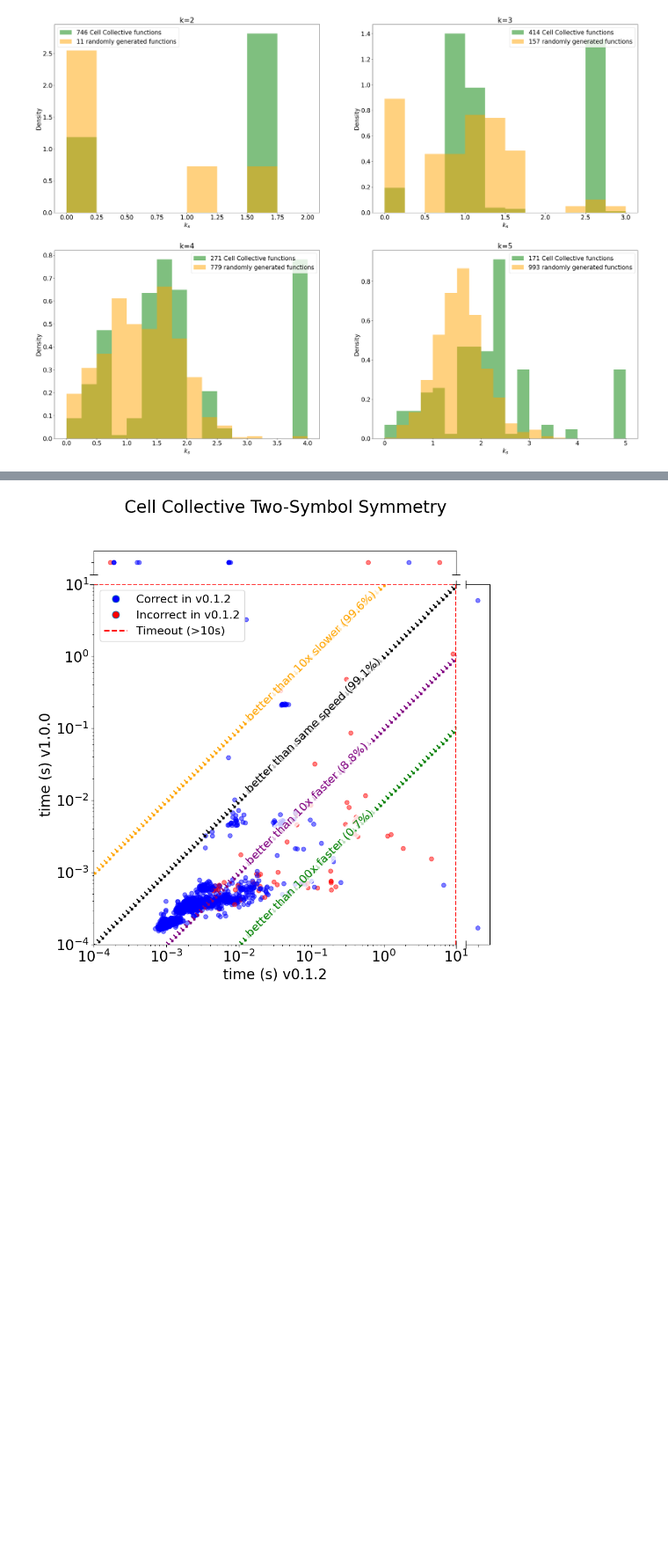
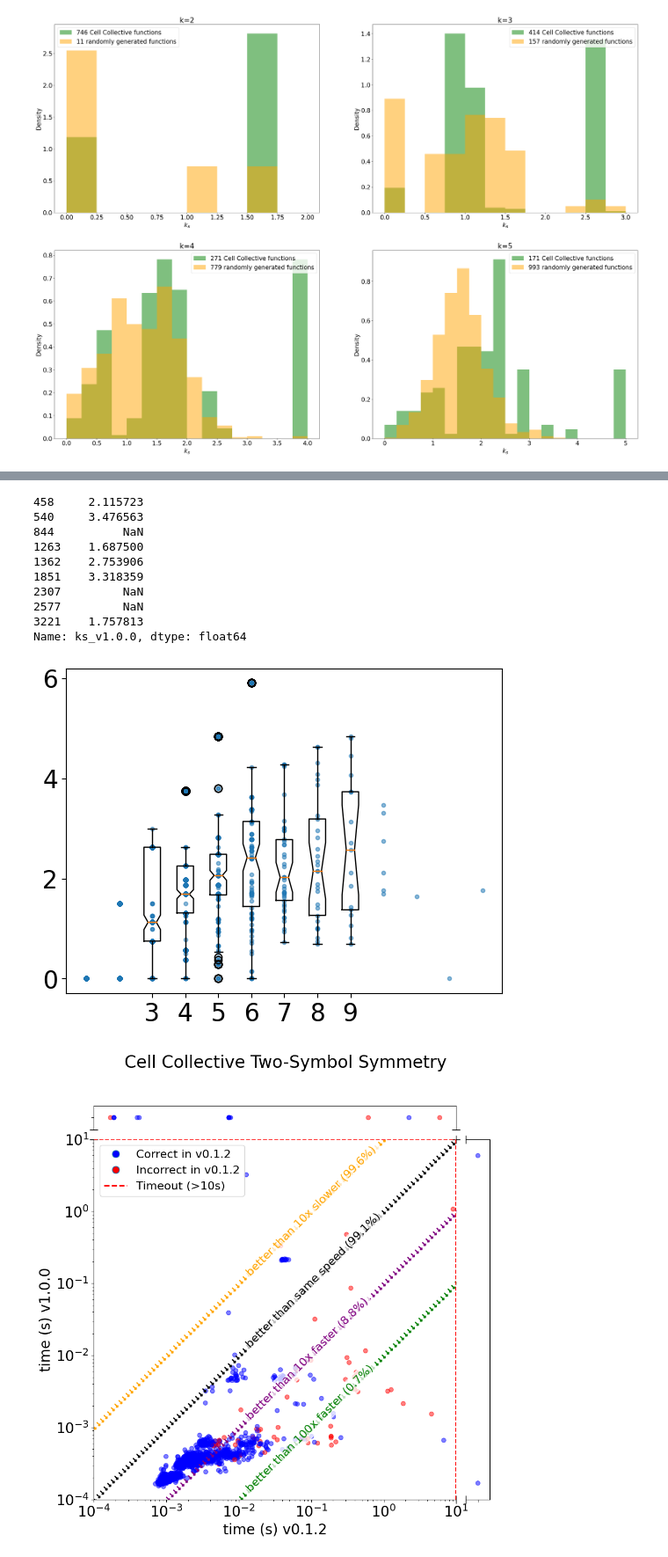
Before and after one commit to CASCI-lab/symmetryInCellCollective, a Jupyter notebook: plots.ipynb, the cells around one changed output, grey strips where cells are left out. Shown at 88% size. Drawn from its saved outputs; the diff is of its cells as text; code cells hidden in the pictures; blank space fills up the shorter version.

Commit message:
added k and ks plot for CC

```diff
--- a/plots.ipynb
+++ b/plots.ipynb
@@ -26,29 +26,3 @@ cc = cc[cc["version"] == "new"].merge(
     on="Unnamed: 0",
     suffixes=("_v1.0.0", "_v0.1.2"),
 )
-# %%
-fig, ax = plt.subplots(1, 1, figsize=(15, 10))
-fig.set_facecolor("white")
-bins = [0.5 * i for i in range(11)]
-ax.hist(
-    cc[cc["k_v1.0.0"] == 5]["ks_v1.0.0"],
-    color="green",
-    alpha=0.5,
-    density=True,
-    label="Cell Collective (k=5)",
-    bins=bins,
-)
-ax.hist(
-    rb[rb["k_v1.0.0"] == 5]["ks_v1.0.0"],
-    color="orange",
-    alpha=0.5,
-    density=True,
-    label="Randomly Generated (k=5)",
-    bins=bins,
-)
-ax.set_xlabel("$k_s$")
-ax.set_ylabel("Density")
-ax.legend()
-fig.show()
-print(len(cc[cc["k_v1.0.0"] == 5]["ks_v1.0.0"]))
-print(len(rb[rb["k_v1.0.0"] == 5]["ks_v1.0.0"]))
@@ -93,3 +60,32 @@ array([1, 2, 3, 4, 5])
+# %%
+plt.plot(
+    cc[cc["k_v1.0.0"] <= 555]["k_v1.0.0"],
+    cc[cc["k_v1.0.0"] <= 555]["ks_v1.0.0"],
+    ".",
+    alpha=0.5,
+)
+print(cc[cc["k_v1.0.0"] == 10]["ks_v1.0.0"])
+plt.boxplot(
+    [
+        cc[(cc["k_v1.0.0"] == k) & ~np.isnan(cc["ks_v1.0.0"])]["ks_v1.0.0"]
+        for k in range(3, 10)
+    ],
+    positions=[k for k in range(3, 10)],
+    notch=True,
+)
+plt.show()
+# %% [output]
+458     2.115723
+540     3.476563
+844          NaN
+1263    1.687500
+1362    2.753906
+1851    3.318359
+2307         NaN
+2577         NaN
+3221    1.757813
+Name: ks_v1.0.0, dtype: float64
+[figure, added]
 # %%
 def plot_time_comp(df, annotation=""):
     # set up figure and axes
```
Also changed, not shown: parts of 2 cells of this notebook.
